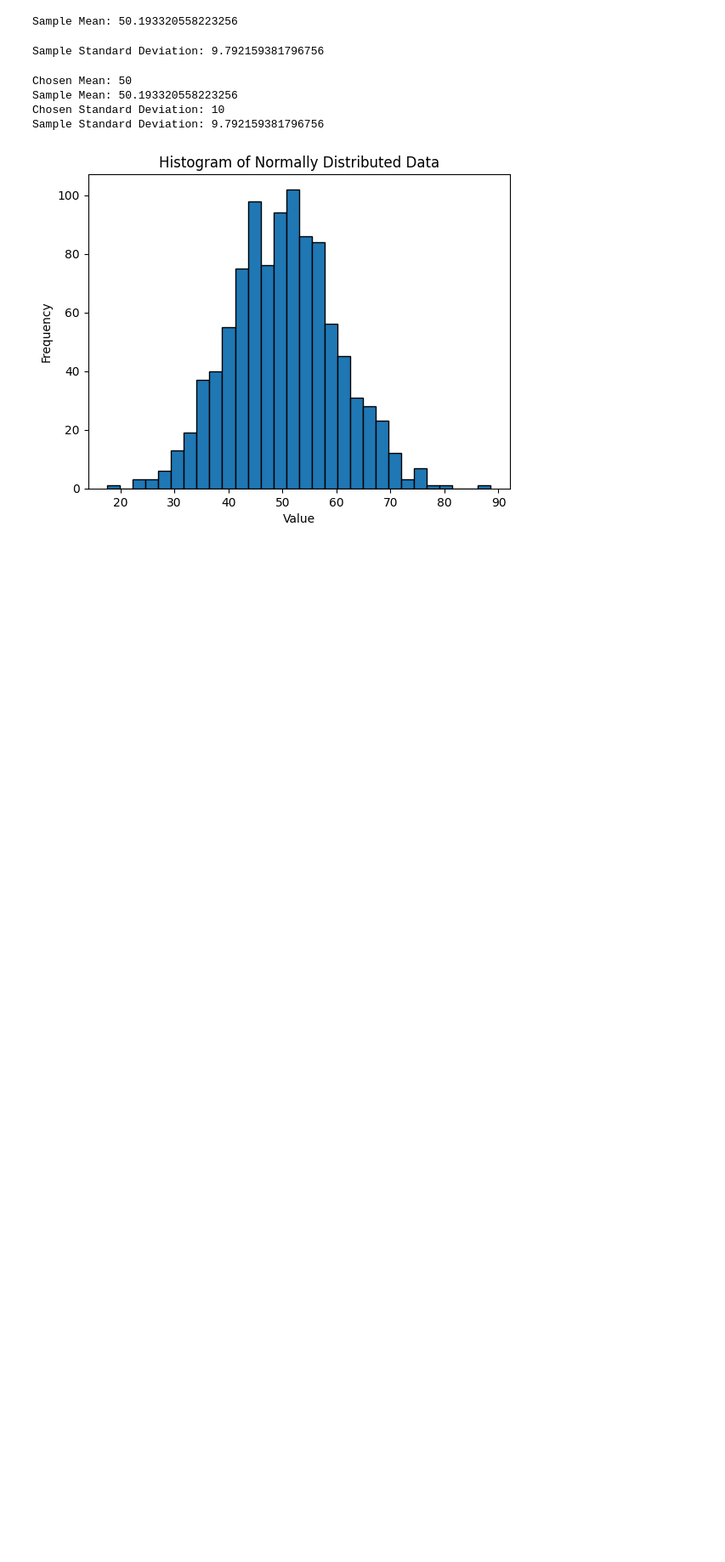
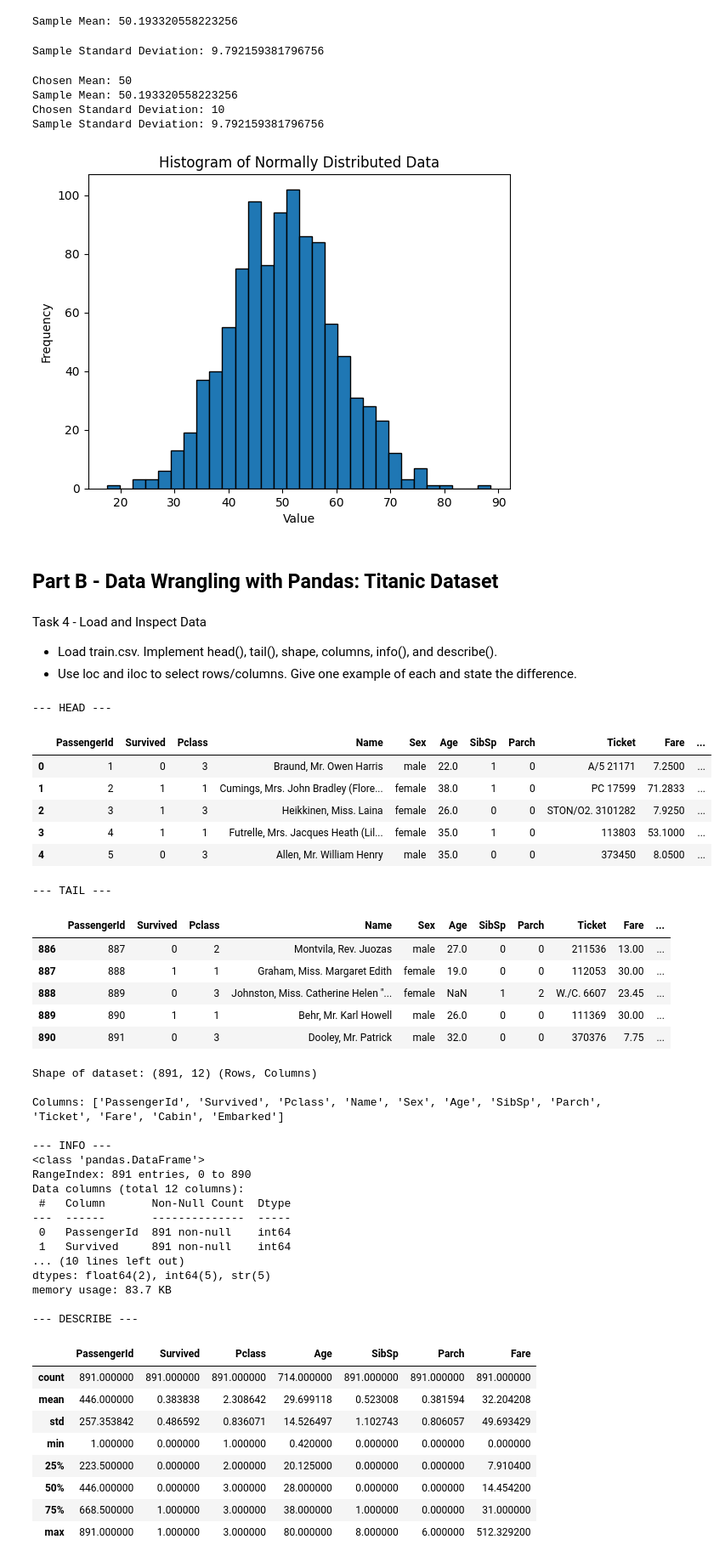
Before and after one commit to dhruvbhanushali07/202618053-DhruvBhanushali-DS605, a Jupyter notebook: 202618053-Lab-2/202618053-Lab-2.ipynb, the cells around one changed output. Shown at 85% size. Saved outputs shown, nothing was run; the diff lists cells and outputs as text; code cells hidden in the pictures; blank space fills up the shorter version.

Commit message:
complete task B

```diff
--- a/202618053-Lab-2/202618053-Lab-2.ipynb
+++ b/202618053-Lab-2/202618053-Lab-2.ipynb
@@ -238,3 +266,81 @@ plt.title("Histogram of Normally Distributed Data")
 plt.show()
 # %% [output]
 [figure]
+# %% [markdown]
+## Part B - Data Wrangling with Pandas: Titanic Dataset
+# %% [markdown]
+Task 4 - Load and Inspect Data
++ Load train.csv. Implement head(), tail(), shape, columns, info(), and describe().
++ Use loc and iloc to select rows/columns. Give one example of each and state the difference.
+# %%
+import numpy as np
+import pandas as pd
+import matplotlib.pyplot as plt
+import seaborn as sns
+
+# Set visual style for plots
+sns.set_theme(style="whitegrid")
+df = pd.read_csv('../titanic/train.csv')
+
+# Display first 5 rows
+print("--- HEAD ---")
+display(df.head())
+
+# Display last 5 rows
+print("--- TAIL ---")
+display(df.tail())
+
+# Shape of the dataset
+print(f"\nShape of dataset: {df.shape} (Rows, Columns)")
+
+# Column names
+print("\nColumns:", list(df.columns))
+
+# Data types and missing values summary
+print("\n--- INFO ---")
+df.info()
+
+# Summary statistics for numerical columns
+print("\n--- DESCRIBE ---")
+display(df.describe())
+# %% [output]
+--- HEAD ---
+|  | PassengerId | Survived | Pclass | Name | Sex | Age | SibSp | Parch | Ticket | Fare | ... |
+| 0 | 1 | 0 | 3 | Braund, Mr. Owen Harris | male | 22.0 | 1 | 0 | A/5 21171 | 7.2500 | ... |
+| 1 | 2 | 1 | 1 | Cumings, Mrs. John Bradley (Flore... | female | 38.0 | 1 | 0 | PC 17599 | 71.2833 | ... |
+| 2 | 3 | 1 | 3 | Heikkinen, Miss. Laina | female | 26.0 | 0 | 0 | STON/O2. 3101282 | 7.9250 | ... |
+| 3 | 4 | 1 | 1 | Futrelle, Mrs. Jacques Heath (Lil... | female | 35.0 | 1 | 0 | 113803 | 53.1000 | ... |
+| 4 | 5 | 0 | 3 | Allen, Mr. William Henry | male | 35.0 | 0 | 0 | 373450 | 8.0500 | ... |
+--- TAIL ---
+|  | PassengerId | Survived | Pclass | Name | Sex | Age | SibSp | Parch | Ticket | Fare | ... |
+| 886 | 887 | 0 | 2 | Montvila, Rev. Juozas | male | 27.0 | 0 | 0 | 211536 | 13.00 | ... |
+| 887 | 888 | 1 | 1 | Graham, Miss. Margaret Edith | female | 19.0 | 0 | 0 | 112053 | 30.00 | ... |
+| 888 | 889 | 0 | 3 | Johnston, Miss. Catherine Helen "... | female | NaN | 1 | 2 | W./C. 6607 | 23.45 | ... |
+| 889 | 890 | 1 | 1 | Behr, Mr. Karl Howell | male | 26.0 | 0 | 0 | 111369 | 30.00 | ... |
+| 890 | 891 | 0 | 3 | Dooley, Mr. Patrick | male | 32.0 | 0 | 0 | 370376 | 7.75 | ... |
+Shape of dataset: (891, 12) (Rows, Columns)
+
+Columns: ['PassengerId', 'Survived', 'Pclass', 'Name', 'Sex', 'Age', 'SibSp', 'Parch', 'Ticket', 'Fare', 'Cabin', 'Embarked']
+
+--- INFO ---
+<class 'pandas.DataFrame'>
+RangeIndex: 891 entries, 0 to 890
+Data columns (total 12 columns):
+ #   Column       Non-Null Count  Dtype
+---  ------       --------------  -----
+ 0   PassengerId  891 non-null    int64
+ 1   Survived     891 non-null    int64
+... (10 lines left out)
+dtypes: float64(2), int64(5), str(5)
+memory usage: 83.7 KB
+
+--- DESCRIBE ---
+|  | PassengerId | Survived | Pclass | Age | SibSp | Parch | Fare |
+| count | 891.000000 | 891.000000 | 891.000000 | 714.000000 | 891.000000 | 891.000000 | 891.000000 |
+| mean | 446.000000 | 0.383838 | 2.308642 | 29.699118 | 0.523008 | 0.381594 | 32.204208 |
+| std | 257.353842 | 0.486592 | 0.836071 | 14.526497 | 1.102743 | 0.806057 | 49.693429 |
+| min | 1.000000 | 0.000000 | 1.000000 | 0.420000 | 0.000000 | 0.000000 | 0.000000 |
+| 25% | 223.500000 | 0.000000 | 2.000000 | 20.125000 | 0.000000 | 0.000000 | 7.910400 |
+| 50% | 446.000000 | 0.000000 | 3.000000 | 28.000000 | 0.000000 | 0.000000 | 14.454200 |
+| 75% | 668.500000 | 1.000000 | 3.000000 | 38.000000 | 1.000000 | 0.000000 | 31.000000 |
+| max | 891.000000 | 1.000000 | 3.000000 | 80.000000 | 8.000000 | 6.000000 | 512.329200 |
```
Also changed, not shown: parts of 19 cells of this notebook.
